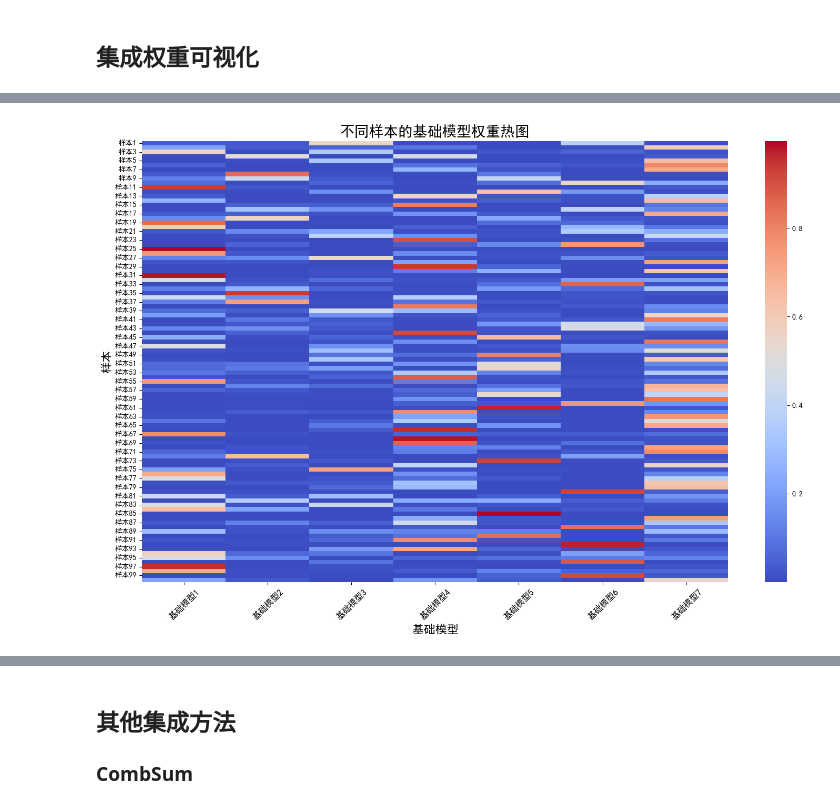
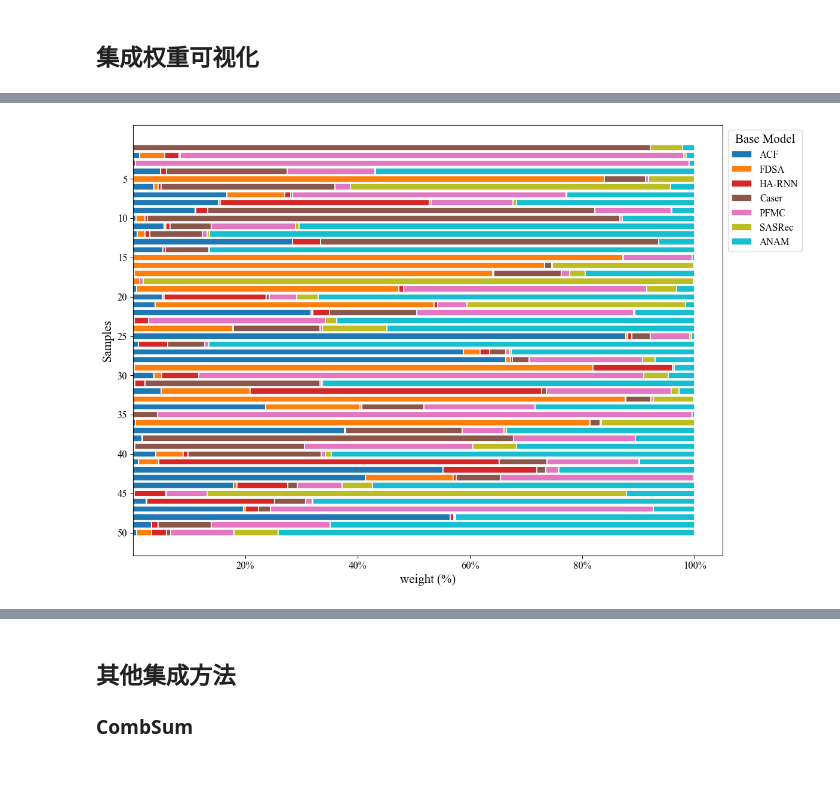
Before and after one commit to NoyeArk/graduation_design, a Jupyter notebook: src/infer.ipynb, the cells around one changed output, grey strips where cells are left out. Drawn from its saved outputs; the diff is of its cells as text; code cells hidden in the pictures; blank space fills up the shorter version.

```diff
--- a/src/infer.ipynb
+++ b/src/infer.ipynb
@@ -6,7 +6,7 @@ from tqdm import tqdm
 from torch.utils.data import DataLoader
 from data import Data, SeqBPRDataset
 # %%
-with open("config/bert_config.yaml", 'r', encoding='utf-8') as f:
+with open("config.yaml", 'r', encoding='utf-8') as f:
     args = yaml.unsafe_load(f)
 data = Data(args['data'])
 args
@@ -389,22 +301,44 @@ plt.show()
-# %%
-import matplotlib.pyplot as plt
-import seaborn as sns
-import pandas as pd
-import torch
-
-df = pd.DataFrame([w.numpy() for w in wgts], columns=[f'基础模型{i+1}' for i in range(7)])
-
-samples = [f'样本{i+1}' for i in range(len(wgts))]
-df.index = samples
-
-plt.figure(figsize=(15, 10))
-sns.heatmap(df, annot=False, cmap='coolwarm', cbar=True, linewidths=0)  # 去掉边框
-plt.title('不同样本的基础模型权重热图', fontsize=20, fontweight='bold')
-plt.xlabel('基础模型', fontsize=16)
-plt.ylabel('样本', fontsize=16)
-plt.xticks(fontsize=12, rotation=45)  # 旋转x轴标签
-plt.yticks(fontsize=10)  # 调整y轴刻度字体大小
-plt.tight_layout()  # 自动调整子图参数
-plt.show()
-# %% [output]
-[figure, removed]
+# %%
+import matplotlib.pyplot as plt
+import numpy as np
+
+weights = wgts
+
+# 模型名称
+models = ['ACF', 'FDSA', 'HA-RNN', 'Caser', 'PFMC', 'SASRec', 'ANAM']
+
+# 时间周期，从上到下索引
+categories = [f'{len(weights) - i}' for i in range(len(weights))]
+
+# 将 weights 转换为 NumPy 数组
+weights_np = np.array([w.numpy() for w in weights])
+
+# 定义颜色（使用对比更明显的颜色映射）
+colors = plt.cm.tab10(np.linspace(0, 1, len(models)))  # 使用 tab10 颜色映射
+
+# 绘制堆叠条形图
+fig, ax = plt.subplots(figsize=(12, 8))  # 调整图表大小，减少高度和宽度
+y = np.arange(len(categories))  # 纵轴位置
+left = np.zeros(len(categories))  # 初始化左侧位置
+
+for i, model in enumerate(models):
+    ax.barh(y, weights_np[:, i], left=left, label=model, color=colors[i], edgecolor='white', linewidth=1.2)
+    left += weights_np[:, i]  # 更新左侧位置
+
+# 添加标题和标签
+ax.set_ylabel('Samples', fontsize=15)  # 调整字体大小
+ax.set_xlabel('weight (%)', fontsize=15)
+
+# 设置纵坐标隔 5 个显示一个
+ax.set_yticks(y[::5])
+ax.set_yticklabels(categories[::5], fontsize=12)  # 调整字体大小
+
+ax.xaxis.set_major_formatter(plt.FuncFormatter(lambda x, _: f'{x*100:.0f}%'))
+ax.tick_params(axis='x', labelsize=12)
+
+ax.legend(loc='upper left', bbox_to_anchor=(1, 1), title='Base Model', title_fontsize=15, fontsize=12)
+
+plt.tight_layout(pad=1.0)  # 调整布局紧凑程度
+plt.show()
+# %% [output]
+[figure, added]
```
Also changed, not shown: parts of 8 cells of this notebook, 10 other files.
